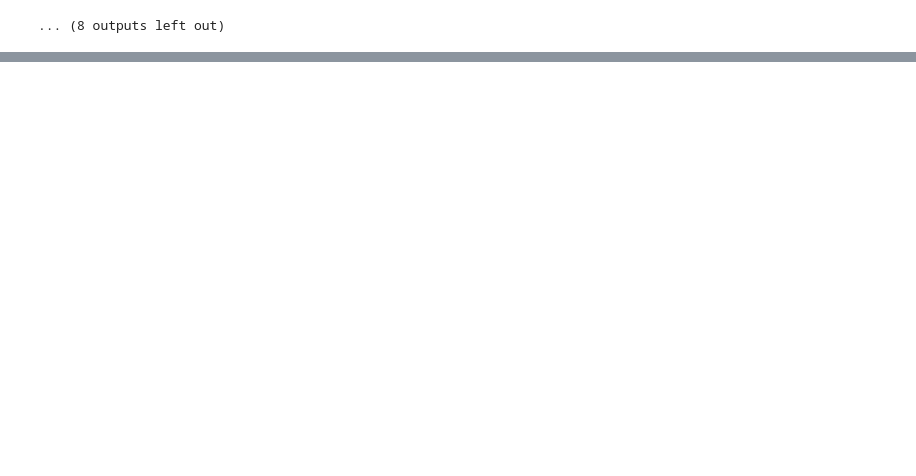
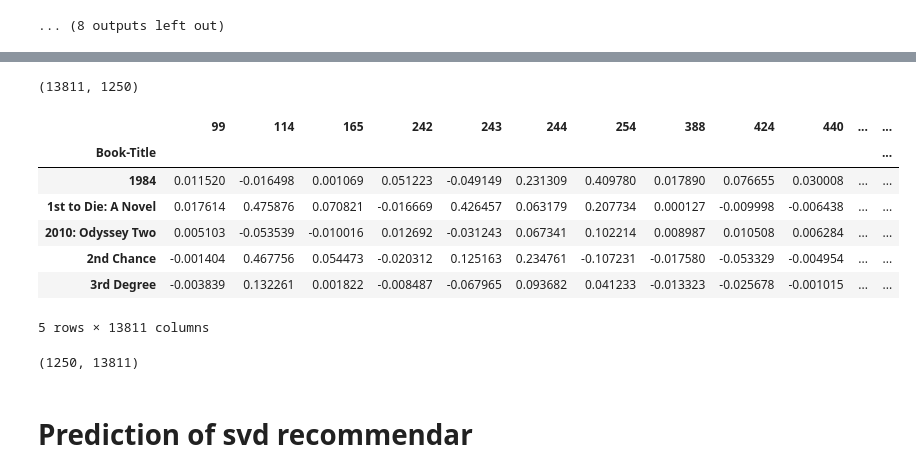
Before and after one commit to mukteshsingh95/Book-Recommendation-System, a Jupyter notebook: Book_Recommendation_System.ipynb, the cells around one changed output, grey strips where cells are left out. Saved outputs shown, nothing was run; the diff lists cells and outputs as text; code cells hidden in the pictures; blank space fills up the shorter version.

```diff
--- a/Book_Recommendation_System.ipynb
+++ b/Book_Recommendation_System.ipynb
@@ -836,0 +914,3 @@ for path in image_list:
+# %%
+#converting to numpy array
+user_item_matrix=user_item_df.values
@@ -836,0 +922,5 @@ for path in image_list:
+# %%
+#factorising matrix using svd
+U, sigma, Vt = svds(user_item_matrix, k = 16)
+# %%
+sigma=np.diag(sigma)
@@ -836,0 +932,4 @@ for path in image_list:
+# %%
+#reconstructing the matrix
+user_item_matrix_new = np.dot(np.dot(U, sigma), Vt)
+user_item_matrix_new
@@ -836,0 +950,25 @@ for path in image_list:
+# %%
+# Checking shape of reconstructed matrix
+user_item_matrix_new .shape
+# %% [output]
+(13811, 1250)
+# %%
+#Converting the reconstructed matrix back to a Pandas dataframe
+final_svd_df = pd.DataFrame(user_item_matrix_new, columns = user_item_df.columns, index=list(user_item_df.index)).transpose()
+final_svd_df.head()
+# %% [output]
+|  | 99 | 114 | 165 | 242 | 243 | 244 | 254 | 388 | 424 | 440 | ... | ... |
+| Book-Title |  |  |  |  |  |  |  |  |  |  |  | ... |
+| 1984 | 0.011520 | -0.016498 | 0.001069 | 0.051223 | -0.049149 | 0.231309 | 0.409780 | 0.017890 | 0.076655 | 0.030008 | ... | ... |
+| 1st to Die: A Novel | 0.017614 | 0.475876 | 0.070821 | -0.016669 | 0.426457 | 0.063179 | 0.207734 | 0.000127 | -0.009998 | -0.006438 | ... | ... |
+| 2010: Odyssey Two | 0.005103 | -0.053539 | -0.010016 | 0.012692 | -0.031243 | 0.067341 | 0.102214 | 0.008987 | 0.010508 | 0.006284 | ... | ... |
+| 2nd Chance | -0.001404 | 0.467756 | 0.054473 | -0.020312 | 0.125163 | 0.234761 | -0.107231 | -0.017580 | -0.053329 | -0.004954 | ... | ... |
+| 3rd Degree | -0.003839 | 0.132261 | 0.001822 | -0.008487 | -0.067965 | 0.093682 | 0.041233 | -0.013323 | -0.025678 | -0.001015 | ... | ... |
+5 rows × 13811 columns
+# %%
+# Checking shape for final_svd_df dataframe
+final_svd_df.shape
+# %% [output]
+(1250, 13811)
+# %% [markdown]
+# Prediction of svd recommendar
```
Also changed, not shown: parts of 44 cells of this notebook.
